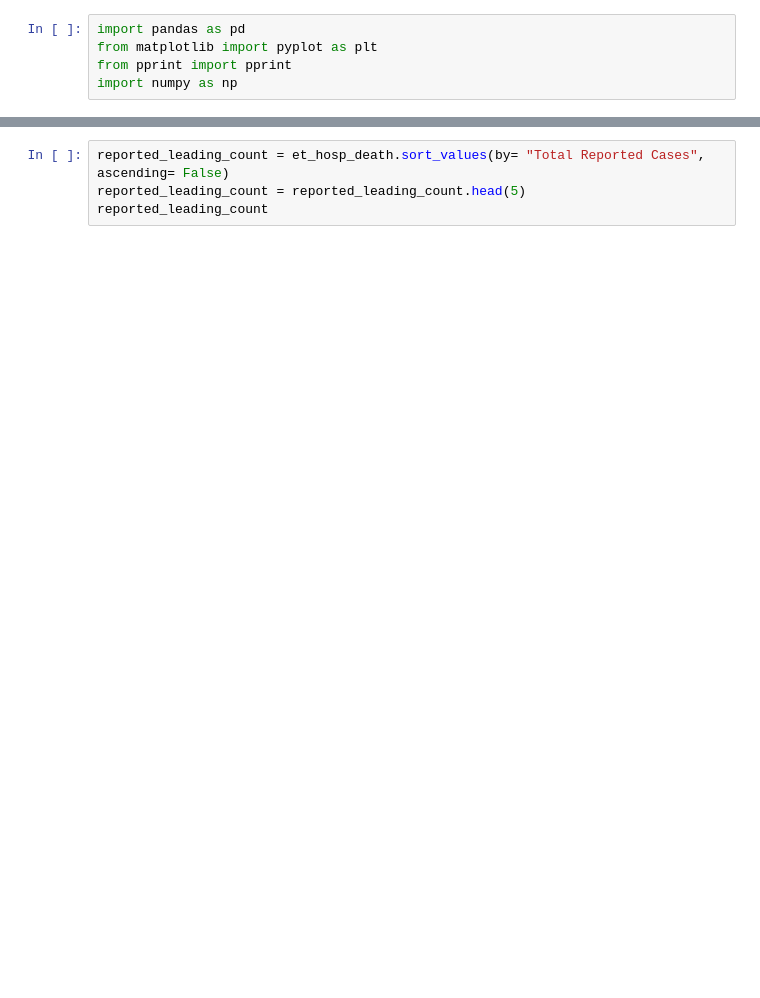
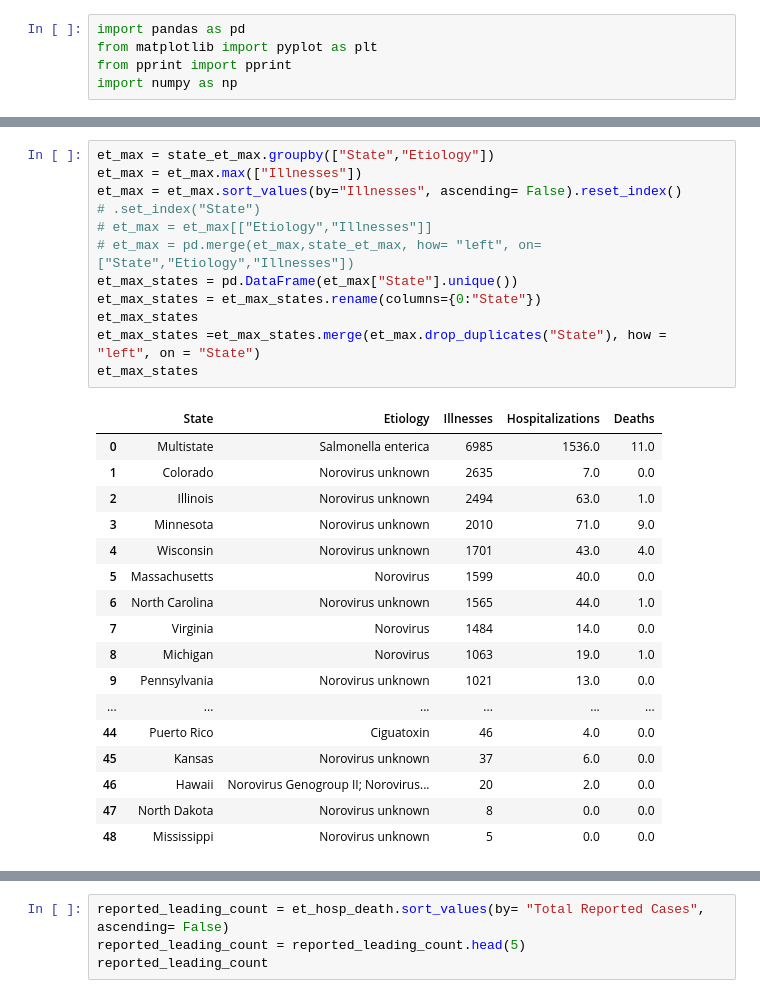
Before and after one commit to InsomniYak28/group_project_1, a Jupyter notebook: Final_death_and_hosp.ipynb, the cells around one changed output, grey strips where cells are left out. Drawn from its saved outputs; the diff is of its cells as text; blank space fills up the shorter version.

```diff
--- a/Final_death_and_hosp.ipynb
+++ b/Final_death_and_hosp.ipynb
@@ -84,0 +131,30 @@ state_et_low_death
+# %%
+et_max = state_et_max.groupby(["State","Etiology"])
+et_max = et_max.max(["Illnesses"])
+et_max = et_max.sort_values(by="Illnesses", ascending= False).reset_index()
+# .set_index("State")
+# et_max = et_max[["Etiology","Illnesses"]]
+# et_max = pd.merge(et_max,state_et_max, how= "left", on=["State","Etiology","Illnesses"])
+et_max_states = pd.DataFrame(et_max["State"].unique())
+et_max_states = et_max_states.rename(columns={0:"State"})
+et_max_states
+et_max_states =et_max_states.merge(et_max.drop_duplicates("State"), how = "left", on = "State")
+et_max_states
+# %% [output]
+|  | State | Etiology | Illnesses | Hospitalizations | Deaths |
+| 0 | Multistate | Salmonella enterica | 6985 | 1536.0 | 11.0 |
+| 1 | Colorado | Norovirus unknown | 2635 | 7.0 | 0.0 |
+| 2 | Illinois | Norovirus unknown | 2494 | 63.0 | 1.0 |
+| 3 | Minnesota | Norovirus unknown | 2010 | 71.0 | 9.0 |
+| 4 | Wisconsin | Norovirus unknown | 1701 | 43.0 | 4.0 |
+| 5 | Massachusetts | Norovirus | 1599 | 40.0 | 0.0 |
+| 6 | North Carolina | Norovirus unknown | 1565 | 44.0 | 1.0 |
+| 7 | Virginia | Norovirus | 1484 | 14.0 | 0.0 |
+| 8 | Michigan | Norovirus | 1063 | 19.0 | 1.0 |
+| 9 | Pennsylvania | Norovirus unknown | 1021 | 13.0 | 0.0 |
+| ... | ... | ... | ... | ... | ... |
+| 44 | Puerto Rico | Ciguatoxin | 46 | 4.0 | 0.0 |
+| 45 | Kansas | Norovirus unknown | 37 | 6.0 | 0.0 |
+| 46 | Hawaii | Norovirus Genogroup II; Norovirus... | 20 | 2.0 | 0.0 |
+| 47 | North Dakota | Norovirus unknown | 8 | 0.0 | 0.0 |
+| 48 | Mississippi | Norovirus unknown | 5 | 0.0 | 0.0 |
```
Also changed, not shown: parts of 17 cells of this notebook.
